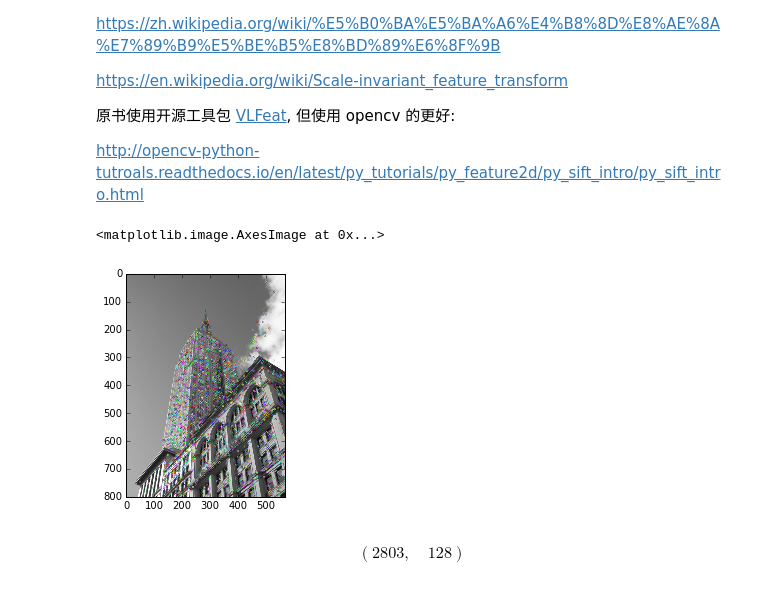
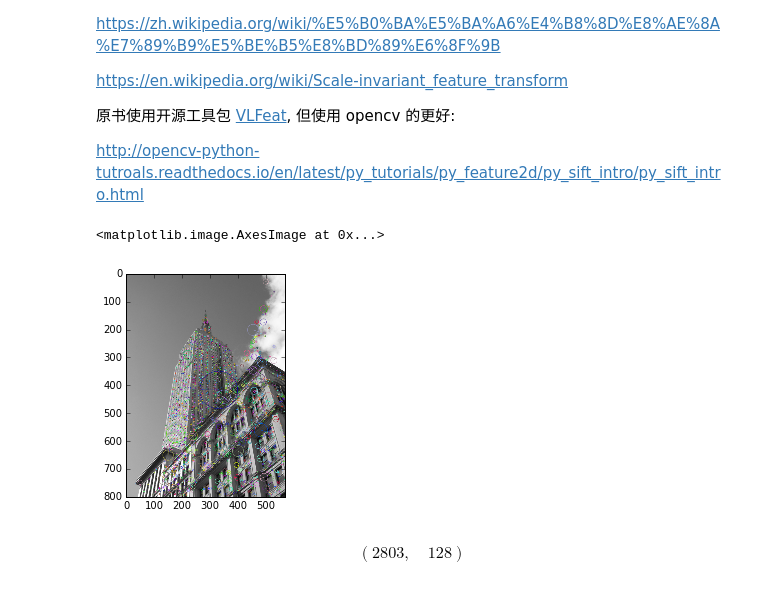
Before and after one commit to LMCallMe/PYCVReading, a Jupyter notebook: ch02-局部图像表述子.ipynb, the cells around one changed output. Drawn from its saved outputs; the diff is of its cells as text; code cells hidden in the pictures.

```diff
--- a/ch02-局部图像表述子.ipynb
+++ b/ch02-局部图像表述子.ipynb
@@ -324,18 +324,18 @@ http://opencv-python-tutroals.readthedocs.io/en/latest/py_tutorials/py_feature2d
 # %%
 import cv2
 import numpy as np
 
 img = cv2.imread('empire.jpg')
 gray= cv2.cvtColor(img,cv2.COLOR_BGR2GRAY)
 
 sift = cv2.SIFT()
 kp = sift.detect(gray,None)
 
-img=cv2.drawKeypoints(gray,kp)
+img=cv2.drawKeypoints(gray,kp,flags=cv2.DRAW_MATCHES_FLAGS_DRAW_RICH_KEYPOINTS)
 imshow(img)
 # %% [output]
 <matplotlib.image.AxesImage at 0x...>
-[figure, old version]
+[figure, new version]
 # %%
 kp, des = sift.detectAndCompute(gray,None)
 des.shape
```
Also changed, not shown: parts of 15 cells of this notebook, 1 other file.
